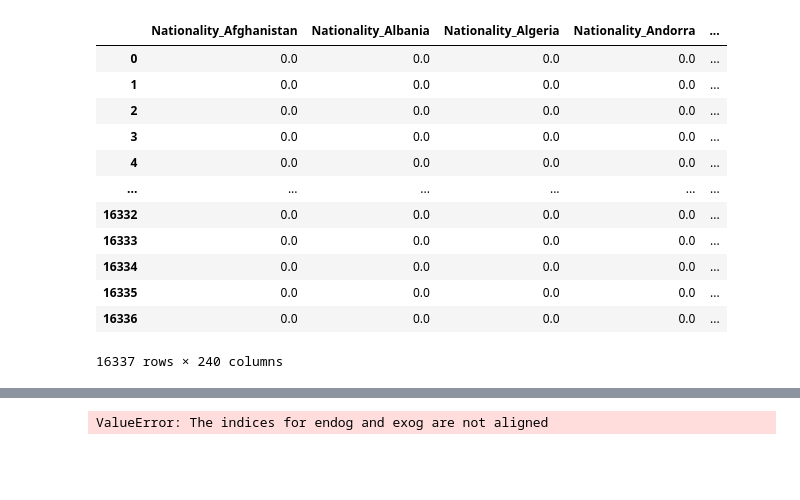
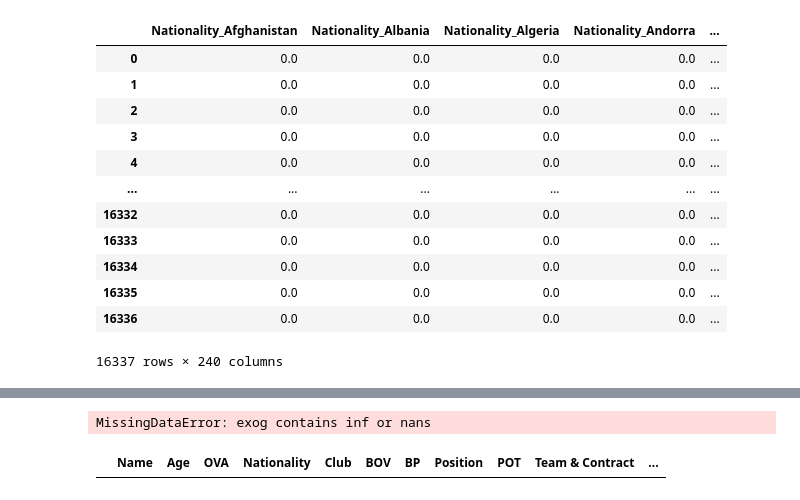
Before and after one commit to shouldbeclaudio/Project_FIFA21, a Jupyter notebook: fifa.ipynb, the cells around one changed output, grey strips where cells are left out. Saved outputs shown, nothing was run; the diff lists cells and outputs as text; code cells hidden in the pictures; blank space fills up the shorter version.

```diff
--- a/fifa.ipynb
+++ b/fifa.ipynb
@@ -713,18 +711,23 @@ data_x
-# %%
-x_train, x_test, y_train, y_test=train_test_split(data_x,Y,test_size=0.4,random_state=100) #variables to change
-model=sm.OLS(y_train,x_train).fit()
-
-predictions=model.predict(x_test)
-
-#comparison between real Y and predictions
-comparison=pd.concat([y_test,predictions],axis=1)
-comparison.columns=["y_test","predictions"]
-comparison=comparison.reset_index()
-comparison=comparison.drop(["index"],axis=1)
-display(pd.DataFrame(comparison))
-
-r2=r2_score(y_test,predictions)
-print("""""")
-print("R2 score: ",r2)
-# %% [output]
-ValueError: The indices for endog and exog are not aligned
+# %%
+x_train, x_test, y_train, y_test=train_test_split(data_x,Y,test_size=0.4,random_state=100) #variables to change
+model=sm.OLS(y_train,x_train).fit()
+
+predictions=model.predict(x_test)
+
+#comparison between real Y and predictions
+comparison=pd.concat([y_test,predictions],axis=1)
+comparison.columns=["y_test","predictions"]
+comparison=comparison.reset_index()
+comparison=comparison.drop(["index"],axis=1)
+display(pd.DataFrame(comparison))
+
+r2=r2_score(y_test,predictions)
+print("""""")
+print("R2 score: ",r2)
+# %% [output]
+MissingDataError: exog contains inf or nans
+# %%
+data=data.dropna(axis=0)
+data
+# %% [output]
+|  | Name | Age | OVA | Nationality | Club | BOV | BP | Position | POT | Team & Contract | ... |
```
Also changed, not shown: parts of 5 cells of this notebook.
